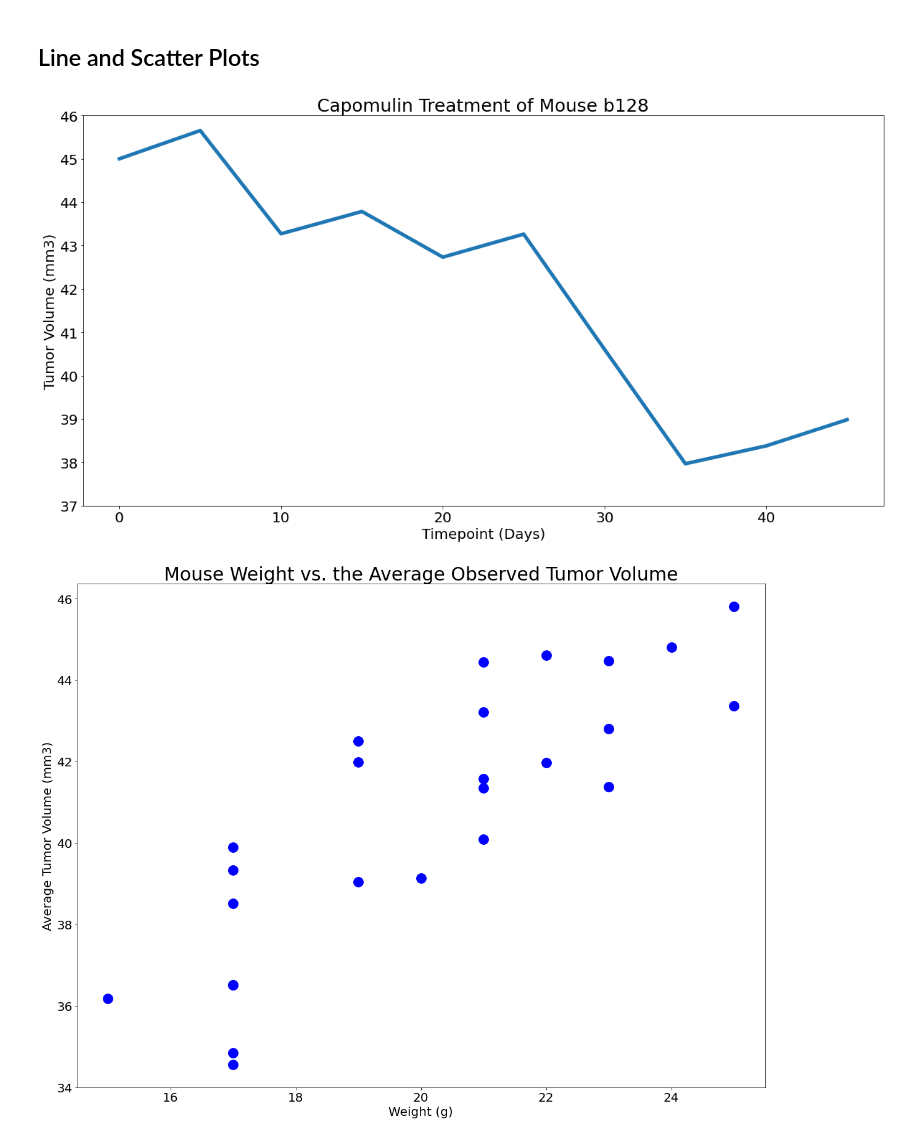
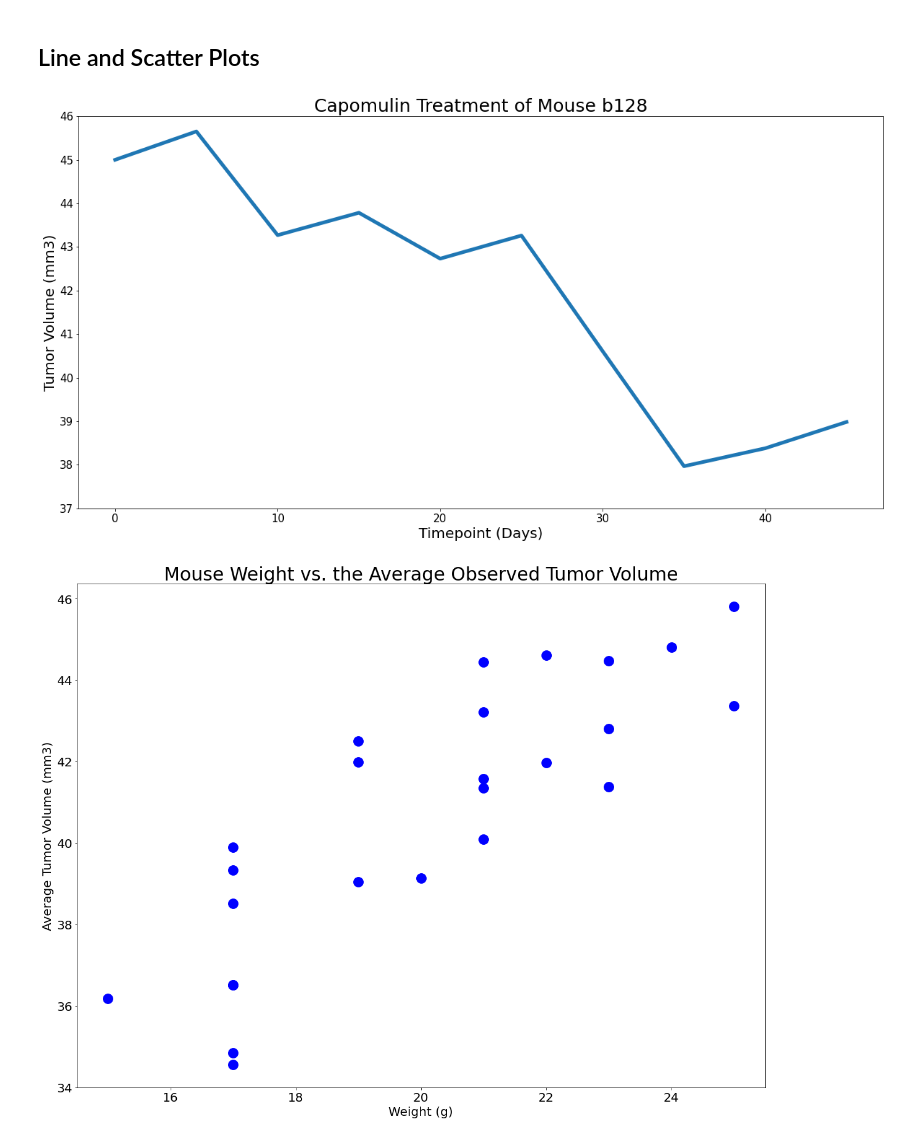
Before and after one commit to aliciahlavac/Pymaceuticals_Challenge, a Jupyter notebook: pymaceuticals.ipynb, the cells around one changed output. Saved outputs shown, nothing was run; the diff lists cells and outputs as text; code cells hidden in the pictures.

```diff
--- a/pymaceuticals.ipynb
+++ b/pymaceuticals.ipynb
@@ -316,34 +316,31 @@ plt.show()
 # %%
 # Generate a line plot of tumor volume vs. time point for a single mouse treated with Capomulin
 # Find a mouse that is treated with Capomulin:
 Capomulin = clean_data.loc[clean_data["Drug Regimen"] == "Capomulin"]
 
 # Select the data for Mouse ID "b128"
 mouse_b128 = Capomulin.loc[Capomulin["Mouse ID"] == "b128"]
 
 # Find the x-axis (Timepoints)
 x_axis = mouse_b128["Timepoint"]
 # Get the tumor volume to plot over time
 tumor_volume_b128 = mouse_b128["Tumor Volume (mm3)"]
 
 # Plot the line graph
 fig1, ax1 = plt.subplots(figsize = (20,10))
 # Add title and adjust font size
 plt.title("Capomulin Treatment of Mouse b128", fontsize = 25)
 # Add x-label and adjust font size
 plt.xlabel("Timepoint (Days)", fontsize = 20)
 # Add y-label and adjust font size
 plt.ylabel("Tumor Volume (mm3)", fontsize = 20)
 # Set y limit
 plt.ylim(37, 46, 2)
-# Set size for x and y ticks
-plt.rc('xtick', labelsize=20)
-plt.rc('ytick', labelsize=20)
 # Plot mouse data
 plt.plot(x_axis, tumor_volume_b128, linewidth = 5)
 plt.show()
 # %% [output]
-[figure, old version]
+[figure, new version]
 # %%
 # Generate a scatter plot of mouse weight vs. the average observed tumor volume for the entire Capomulin regimen
 # Grab all the mice that were treated with Capomulin
```
